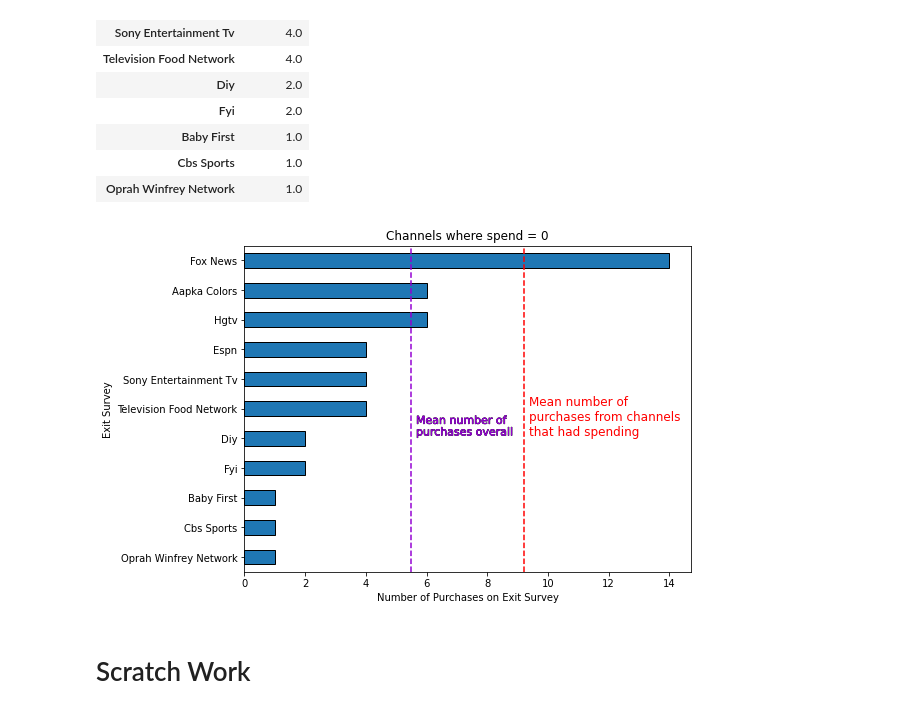
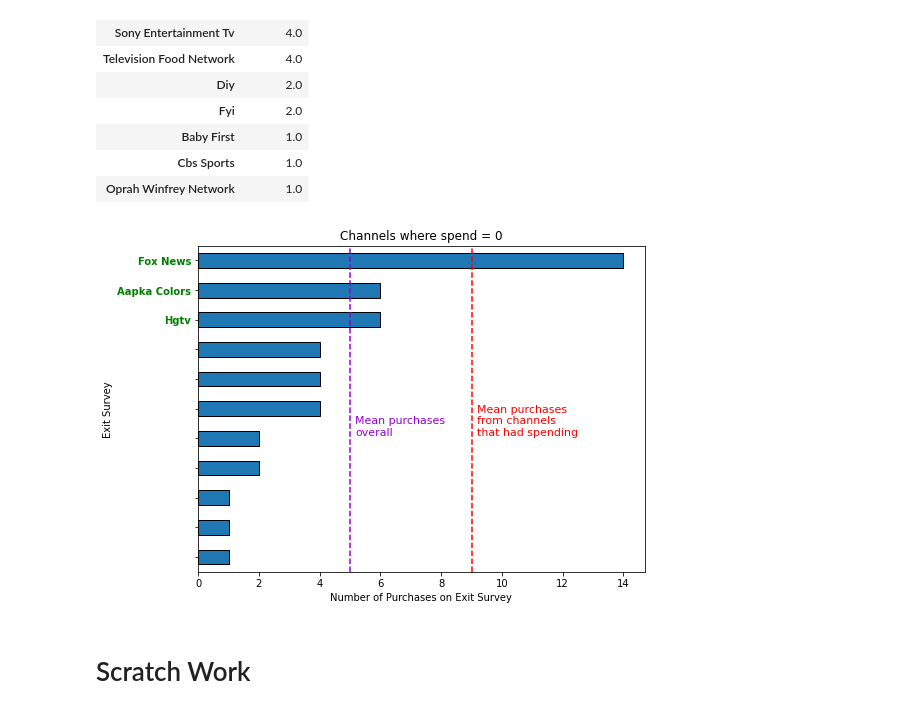
Before and after one commit to papir805/telepulse_ad_campaign_report, a Jupyter notebook: new_takehome_quiz_answers_with_presentation.ipynb, the cells around one changed output. Saved outputs shown, nothing was run; the diff lists cells and outputs as text; code cells hidden in the pictures.

```diff
--- a/new_takehome_quiz_answers_with_presentation.ipynb
+++ b/new_takehome_quiz_answers_with_presentation.ipynb
@@ -1226,5 +1226,7 @@ no_spend_but_purchases
 # %%
 no_spend_but_purchases['percent_of_all_purchases'] = no_spend_but_purchases['Purchases'] / total_purchases_from_campaign * 100
 # %%
-mean_num_purchases_with_spend = report_for_client['Purchases'].mean()
-mean_num_purchases_from_campaign = purchases_spend_lift_by_network['Purchases'].mean()
+mean_num_purchases_with_spend = round(report_for_client['Purchases'].mean(), 0)
+mean_num_purchases_from_campaign = round(purchases_spend_lift_by_network['Purchases'].mean(), 0)
+# %%
+no_spend_but_above_mean_purchases_from_campaign_labels = no_spend_but_purchases[no_spend_but_purchases['Purchases'] > mean_num_purchases_from_campaign].index.values
@@ -1231,29 +1235,47 @@ mean_num_purchases_from_campaign = purchases_spend_lift_by_network['Purchases'].
+# %%
+no_spend_yticks = []
+for label in no_spend_but_purchases.index.values:
+    if label in no_spend_but_above_mean_purchases_from_campaign_labels:
+        no_spend_yticks.append(label)
+    else:
+        no_spend_yticks.append('')
 # %%
 import matplotlib.patheffects as pe
 
 fig, ax = plt.subplots(1,1,figsize=(8,6))
 no_spend_but_purchases['Purchases'].plot(kind='barh', ax=ax, edgecolor='black')
 ax.set_xlabel('Number of Purchases on Exit Survey')
 ax.set_title('Channels where spend = 0')
 
 
 ax.axvline(mean_num_purchases_with_spend, color='red', linestyle='--')
-text1 = ax.annotate(F'Mean number of\npurchases from channels\nthat had spending',
+text1 = ax.annotate(F'Mean purchases\nfrom channels\nthat had spending',
                 xy=(mean_num_purchases_with_spend, 0), xycoords='data',
-                xytext=(5, -175), textcoords='offset pixels', size=12,
+                xytext=(5, -175), textcoords='offset pixels', size=11,
                 color='red', ha='left')
-# text1.set_path_effects(path_effects=[pe.withStroke(linewidth=0.8, foreground='black'), pe.Normal()])
+# text1.set_path_effects(path_effects=[pe.withStroke(linewidth=2.5, foreground='black'), pe.Normal()])
 
 ax.axvline(mean_num_purchases_from_campaign, color='darkviolet', linestyle='--')
-text2 = ax.annotate(F'Mean number of\npurchases overall',
+text2 = ax.annotate(F'Mean purchases\noverall',
                 xy=(mean_num_purchases_from_campaign, 0), xycoords='data',
                 xytext=(5, -175), textcoords='offset pixels', size=11,
                 color='darkviolet', ha='left')
-text2.set_path_effects(path_effects=[pe.withStroke(linewidth=0.6, foreground='black'), pe.Normal()])
+# text2.set_path_effects(path_effects=[pe.withStroke(linewidth=1.3, foreground='black'), pe.Normal()])
+
+ax.set_yticklabels(no_spend_yticks)
+
+yticks=plt.gca().get_yticklabels()
+
+
+
+for text in yticks:
+    if text.get_text() in no_spend_but_above_mean_purchases_from_campaign_labels:
+        text.set_weight('bold')
+        text.set_color('green')
 
 ax.invert_yaxis();
 # %% [output]
-[figure, old version]
+[figure, new version]
 # %% [markdown]
 # Scratch Work
 # %% [markdown]
```
Also changed, not shown: parts of 1 cell of this notebook, 3 other files.
